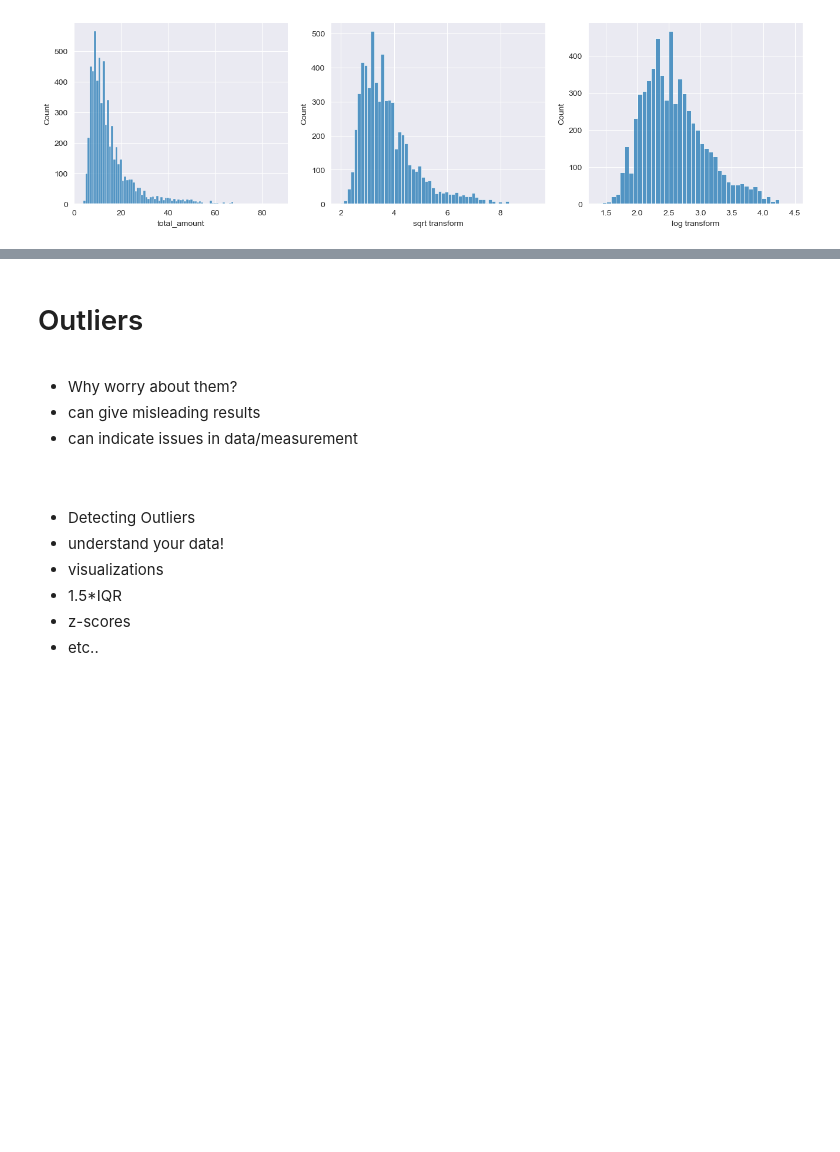
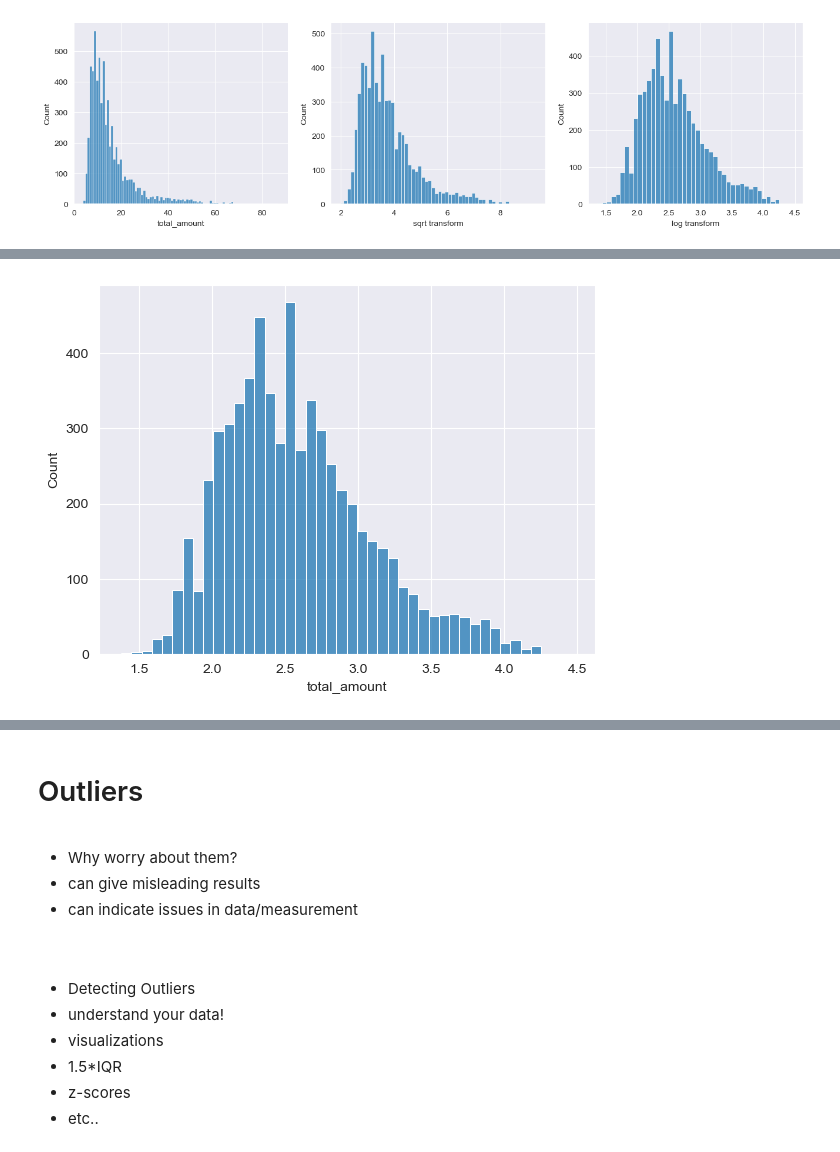
Before and after one commit to ZhaoJackson/Data_Science_, a Jupyter notebook: week 8/eods-week08-data_cleaning_and_feature_engineering.ipynb, the cells around one changed output, grey strips where cells are left out. Saved outputs shown, nothing was run; the diff lists cells and outputs as text; code cells hidden in the pictures; blank space fills up the shorter version.

```diff
--- a/week 8/eods-week08-data_cleaning_and_feature_engineering.ipynb
+++ b/week 8/eods-week08-data_cleaning_and_feature_engineering.ipynb
@@ -683,3 +873,7 @@ sns.histplot(x=df_taxi.total_amount.apply(np.log),  ax=ax[2]); ax[2].set_xlabel(
+# %%
+sns.histplot(x=df_taxi.total_amount.apply(np.log));
+# %% [output]
+[figure, added]
 # %% [markdown]
 # Outliers
 
```
Also changed, not shown: parts of 38 cells of this notebook, 18 other files.
